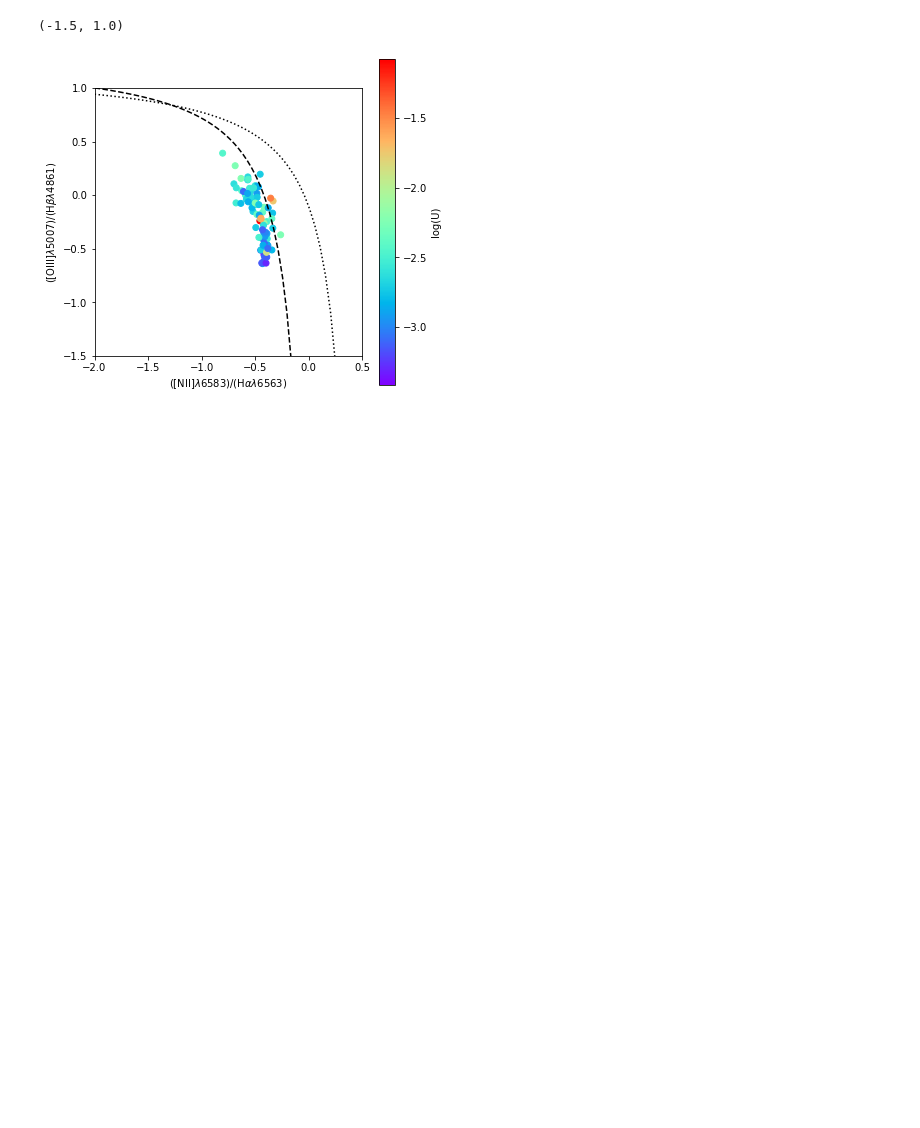
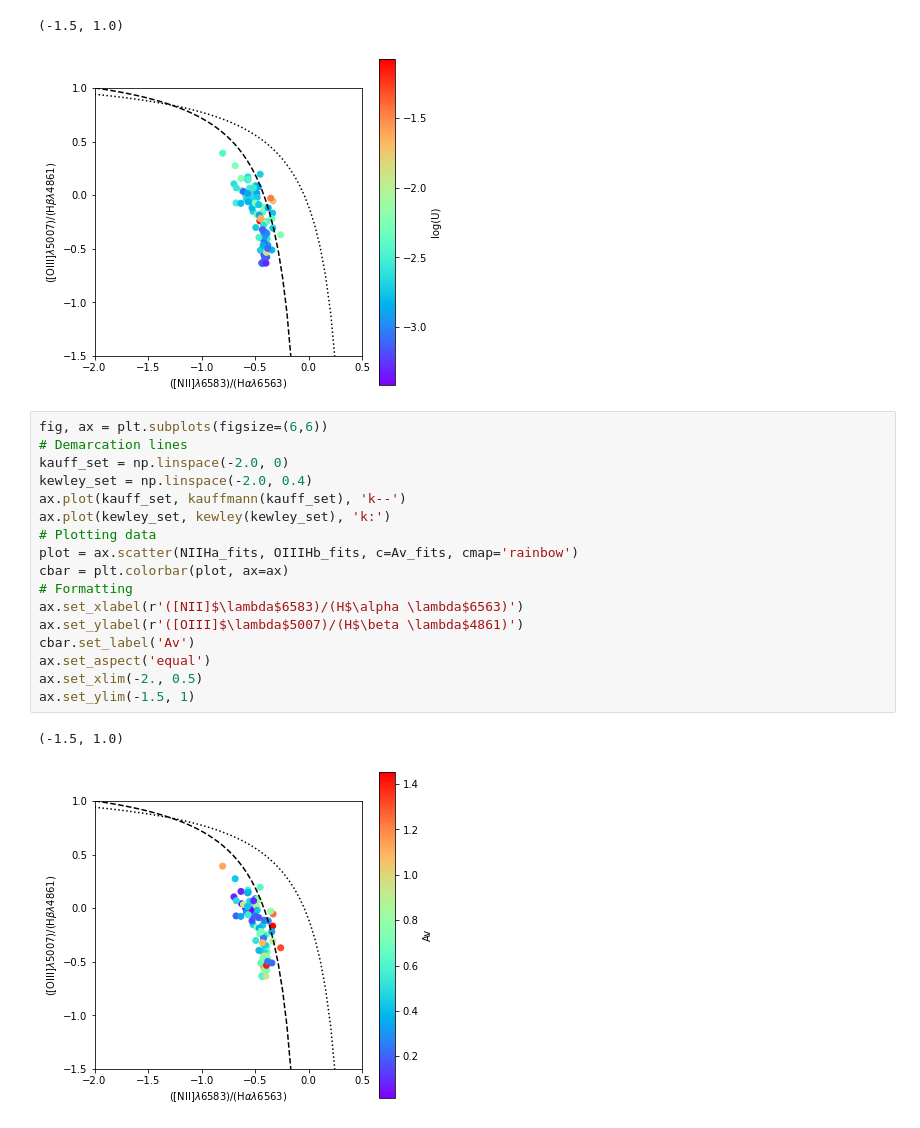
Before and after one commit to cespinosa/HII_regions_catalog, a Jupyter notebook: notebooks/Example.ipynb, the cells around one changed output. Cells and saved outputs as stored; diff of their text form; blank space fills up the shorter version.

```diff
--- a/notebooks/Example.ipynb
+++ b/notebooks/Example.ipynb
@@ -227,3 +227,23 @@ ax.set_ylim(-1.5, 1)
 # %% [output]
 (-1.5, 1.0)
 [figure]
+# %%
+fig, ax = plt.subplots(figsize=(6,6))
+# Demarcation lines
+kauff_set = np.linspace(-2.0, 0)
+kewley_set = np.linspace(-2.0, 0.4)
+ax.plot(kauff_set, kauffmann(kauff_set), 'k--')
+ax.plot(kewley_set, kewley(kewley_set), 'k:')
+# Plotting data
+plot = ax.scatter(NIIHa_fits, OIIIHb_fits, c=Av_fits, cmap='rainbow')
+cbar = plt.colorbar(plot, ax=ax)
+# Formatting
+ax.set_xlabel(r'([NII]$\lambda$6583)/(H$\alpha \lambda$6563)')
+ax.set_ylabel(r'([OIII]$\lambda$5007)/(H$\beta \lambda$4861)')
+cbar.set_label('Av')
+ax.set_aspect('equal')
+ax.set_xlim(-2., 0.5)
+ax.set_ylim(-1.5, 1)
+# %% [output]
+(-1.5, 1.0)
+[figure, added]
```
Also changed, not shown: parts of 1 cell of this notebook.
